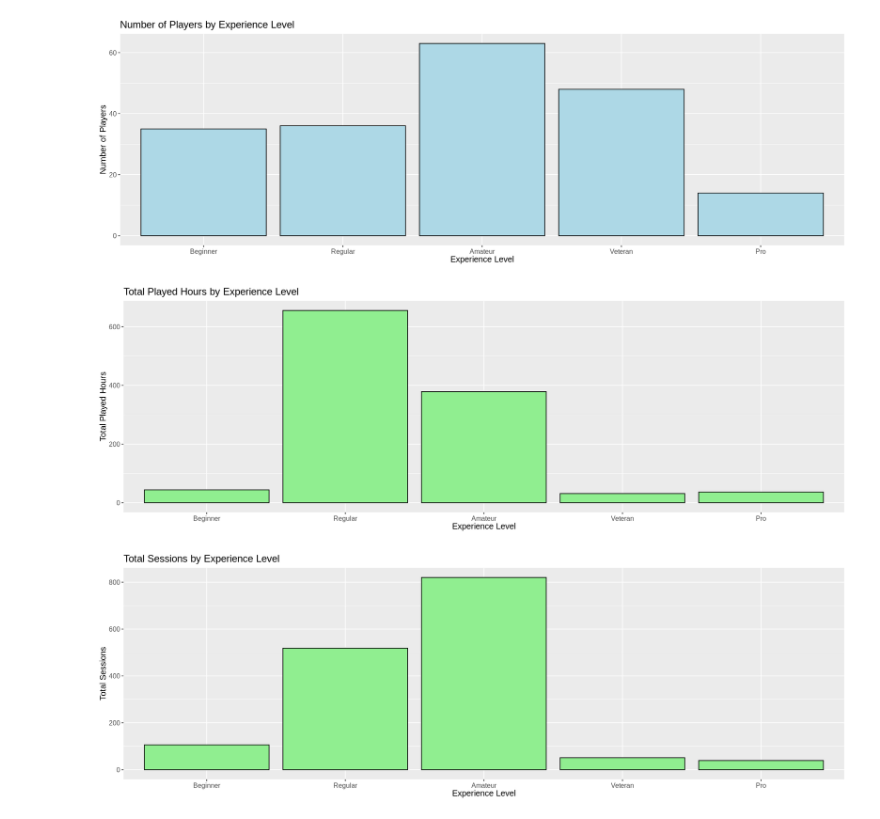
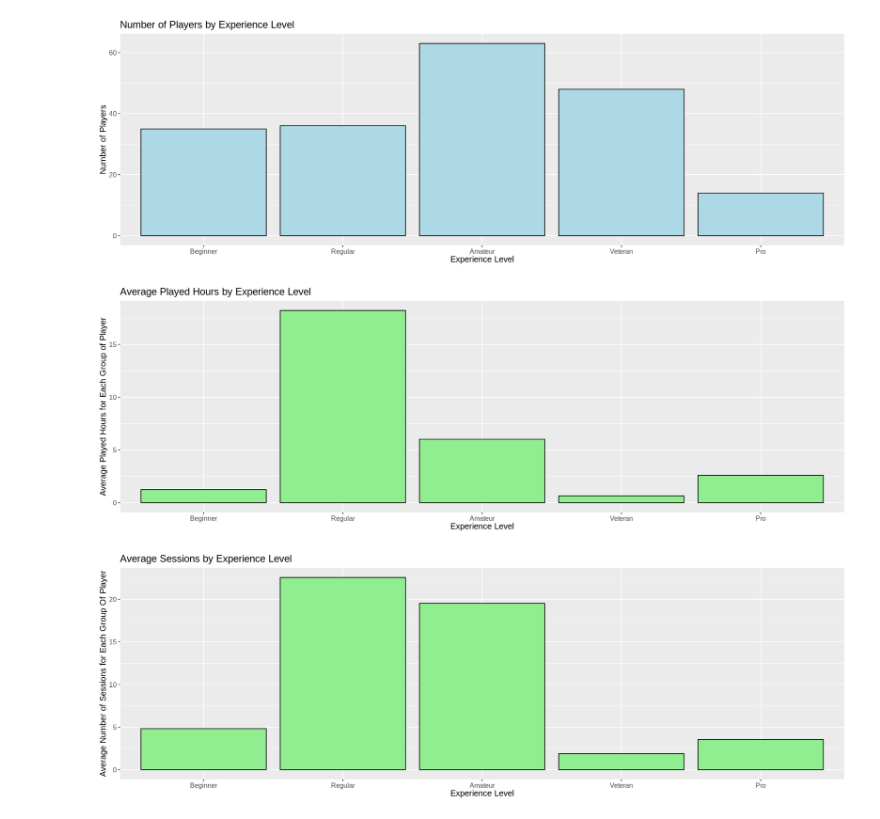
Before and after one commit to achan919/29-Aidan-Chan-Individual-Project, a Jupyter notebook: plaicraft.ipynb, the cells around one changed output. Saved outputs shown, nothing was run; the diff lists cells and outputs as text; code cells hidden in the pictures.

```diff
--- a/plaicraft.ipynb
+++ b/plaicraft.ipynb
@@ -223,36 +251,36 @@ experience_plot
 # Graph for the Distribution of Total Play Time by Experience Level
 experience_summary <- final_data |>
   group_by(experience) |>
-  summarise(total_played_hours = sum(played_hours, na.rm = TRUE))
+  summarise(mean_played_hours = mean(played_hours, na.rm = TRUE))
 
 options(repr.plot.width = 15, repr.plot.height = 5)
 
-experience_summary_plot <- ggplot(experience_summary, aes(x = experience, y = total_played_hours)) +
+experience_summary_plot <- ggplot(experience_summary, aes(x = experience, y = mean_played_hours)) +
   geom_bar(stat = "identity", fill = "lightgreen", color = "black") +
   labs(
-    title = "Total Played Hours by Experience Level",
+    title = "Average Played Hours by Experience Level",
     x = "Experience Level",
-    y = "Total Played Hours"
+    y = "Average Played Hours for Each Group of Player"
   ) +
  theme(text = element_text(size = 12))
 experience_summary_plot
 # %% [output]
-[figure, old version]
+[figure, new version]
 # %%
 # Graph for the Distribution of Total Number of Sessions by Experience Level
 options(repr.plot.width = 15, repr.plot.height = 5)
 
 experience_sessions_summary <- final_data |>
   group_by(experience) |>
-  summarise(total_sessions = sum(total_sessions, na.rm = TRUE))
+  summarise(mean_sessions = mean(total_sessions, na.rm = TRUE))
 
-experience_sessions_summary_plot <- ggplot(experience_sessions_summary, aes(x = experience, y = total_sessions)) +
+experience_sessions_summary_plot <- ggplot(experience_sessions_summary, aes(x = experience, y = mean_sessions)) +
   geom_bar(stat = "identity", fill = "lightgreen", color = "black") +
   labs(
-    title = "Total Sessions by Experience Level",
+    title = "Average Sessions by Experience Level",
     x = "Experience Level",
-    y = "Total Sessions") +
+    y = "Average Number of Sessions for Each Group Of Player") +
 theme(text = element_text(size = 12))
 experience_sessions_summary_plot
 # %% [output]
-[figure, old version]
+[figure, new version]
```
Also changed, not shown: parts of 7 cells of this notebook.
